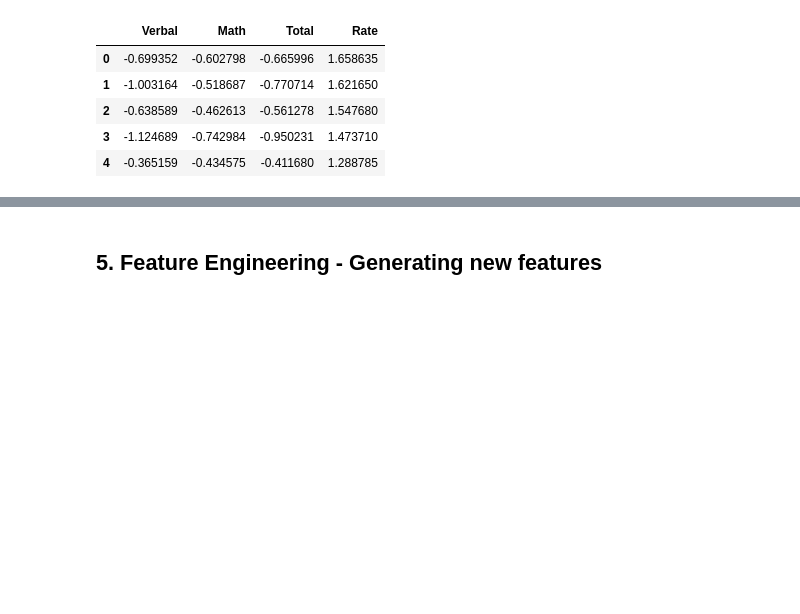
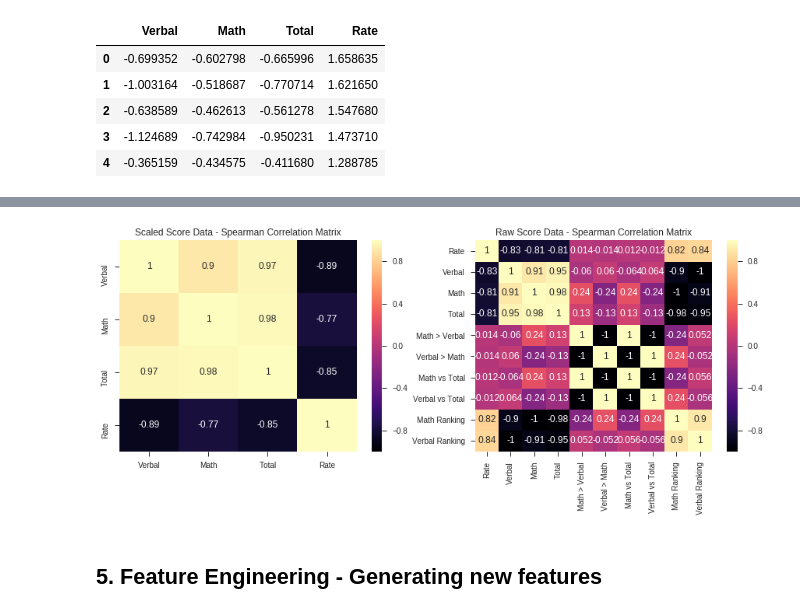
Before and after one commit to godsylla/Civic-Data-Analysis, a Jupyter notebook: ipynb/Civic-Data-Analysis.ipynb, the cells around one changed output, grey strips where cells are left out. Cells and saved outputs as stored; diff of their text form; code cells hidden in the pictures; blank space fills up the shorter version.

```diff
--- a/ipynb/Civic-Data-Analysis.ipynb
+++ b/ipynb/Civic-Data-Analysis.ipynb
@@ -545,0 +578,3 @@ Observations: The relationships between each of the numeric value columns of dat
+# %%
+sat_spearman_corr = (sat_scores_df.corr(method='spearman'))
+sat_spearman_corr
@@ -546,3 +593,17 @@ Observations: The relationships between each of the numeric value columns of dat
+# %%
+plt.figure(1, figsize=(15,5))
+
+plt.subplot(121)
+_ = sns.heatmap(sat_scores_sc_df.corr(), cmap='magma', annot=True)
+plt.title('Scaled Score Data - Spearman Correlation Matrix')
+
+plt.subplot(122)
+_ = sns.heatmap(sat_spearman_corr, cmap='magma', annot=True)
+plt.title('Raw Score Data - Spearman Correlation Matrix')
+
+plt.show()
+# %% [output]
+[figure, added]
 # %% [markdown]
 ## 5. Feature Engineering - Generating new features
 # %% [markdown]
```
Also changed, not shown: parts of 14 cells of this notebook.
